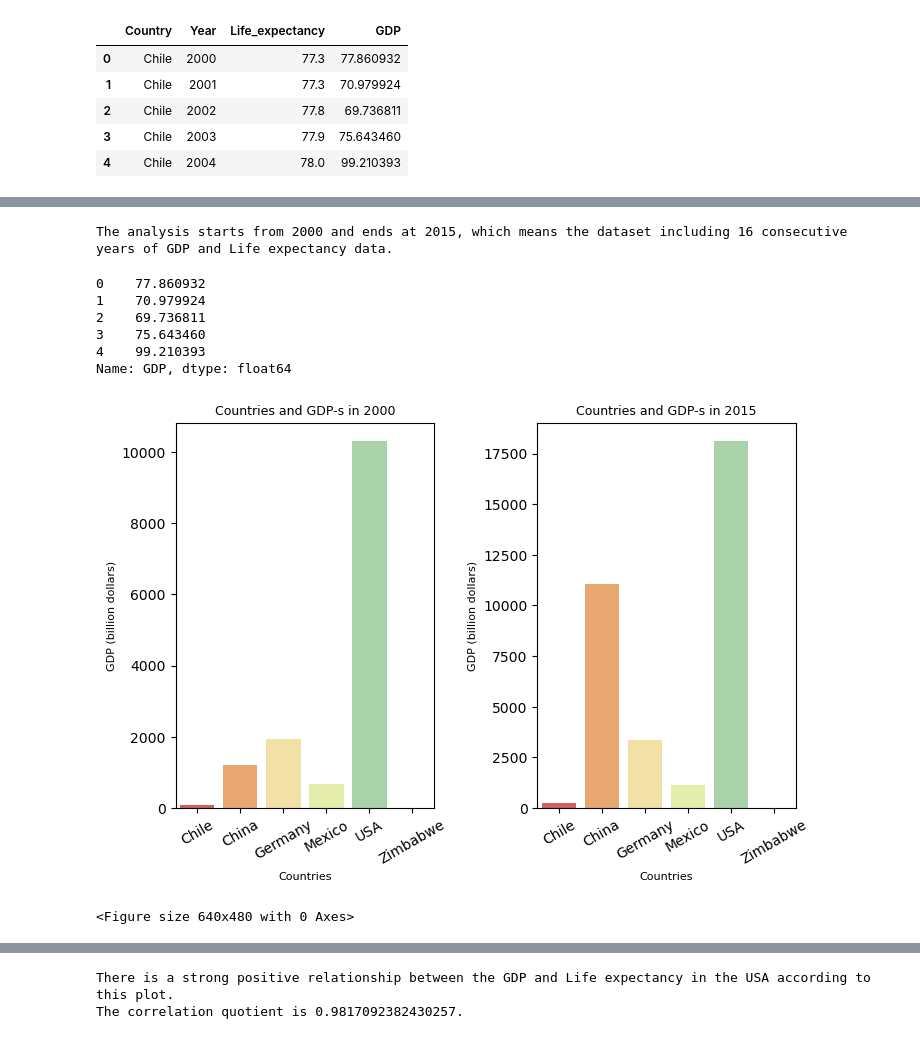
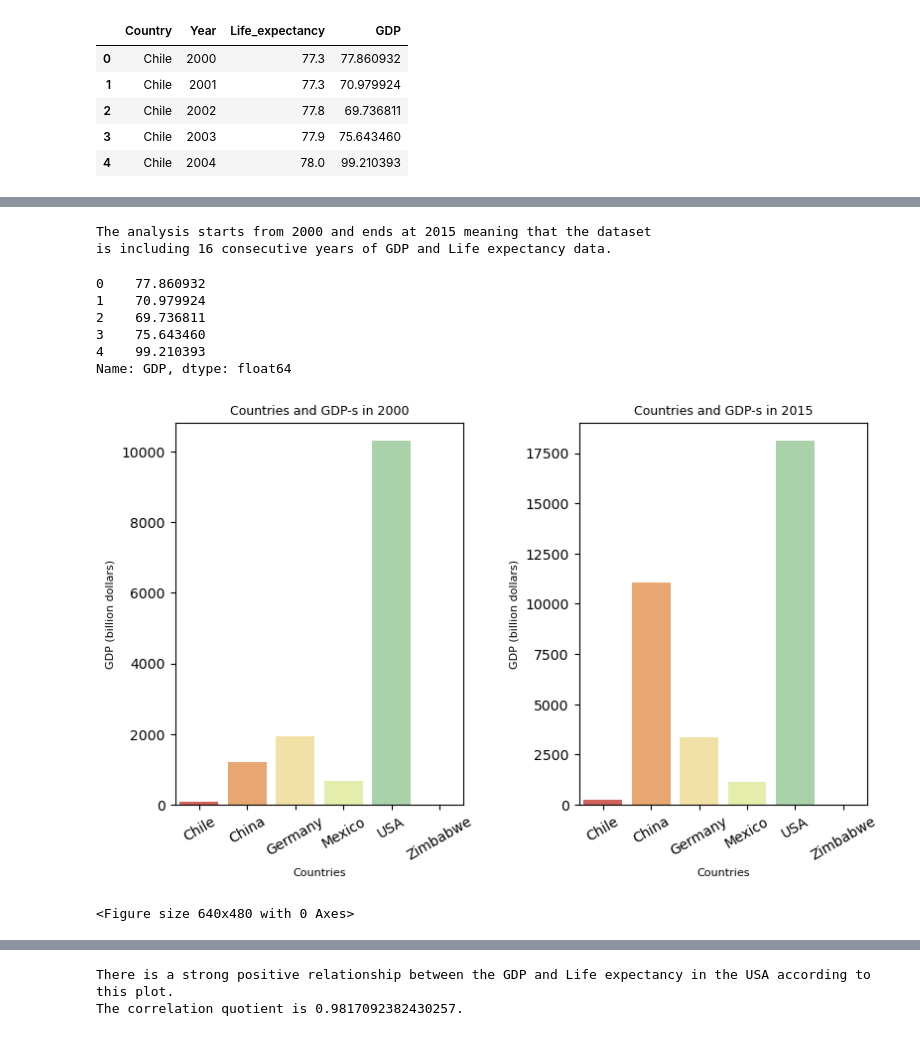
Before and after one commit to LiZoMark841619/GDP_Life_expectancy, a Jupyter notebook: Project/Life-Expectancy-and-GDP-Starter/life_expectancy_gdp.ipynb, the cells around one changed output, grey strips where cells are left out. Drawn from its saved outputs; the diff is of its cells as text; code cells hidden in the pictures.

```diff
--- a/Project/Life-Expectancy-and-GDP-Starter/life_expectancy_gdp.ipynb
+++ b/Project/Life-Expectancy-and-GDP-Starter/life_expectancy_gdp.ipynb
@@ -54,7 +56,9 @@ data.Country.replace('United States of America', 'USA', inplace=True)
 # %%
-print(f'The analysis starts from {np.min(data.Year)} and ends at {np.max(data.Year)}, which means the dataset including {data.Year.nunique()} consecutive years of GDP and Life expectancy data.')
+print(f'''The analysis starts from {np.min(data.Year)} and ends at {np.max(data.Year)} meaning that the dataset
+is including {data.Year.nunique()} consecutive years of GDP and Life expectancy data.''')
 # %% [output]
-The analysis starts from 2000 and ends at 2015, which means the dataset including 16 consecutive years of GDP and Life expectancy data.
+The analysis starts from 2000 and ends at 2015 meaning that the dataset
+is including 16 consecutive years of GDP and Life expectancy data.
 # %%
 print(data.GDP.head())
 # %% [output]
@@ -65,23 +69,23 @@ print(data.GDP.head())
 4    99.210393
 Name: GDP, dtype: float64
 # %%
-plt.figure(figsize=[8,5])
+plt.figure(figsize=[9,5])
 plt.subplot(1,2,1)
 sns.barplot(x='Country', y='GDP', data=data[data.Year == 2000], palette='Spectral')
 plt.title('Countries and GDP-s in 2000', fontsize=9)
 plt.xticks(rotation=30)
 plt.xlabel('Countries', fontsize=8)
 plt.ylabel('GDP (billion dollars)', fontsize=8)
 plt.subplot(1,2,2)
 sns.barplot(x='Country', y='GDP', data=data[data.Year == 2015], palette='Spectral')
 plt.title('Countries and GDP-s in 2015', fontsize=9)
 plt.xticks(rotation=30)
 plt.xlabel('Countries', fontsize=8)
 plt.ylabel('GDP (billion dollars)', fontsize=8)
 plt.subplots_adjust(wspace=0.4)
 plt.show()
 plt.clf()
 # %% [output]
-[figure, old version]
+[figure, new version]
 <Figure size 640x480 with 0 Axes>
 # %%
```
Also changed, not shown: parts of 8 cells of this notebook.
